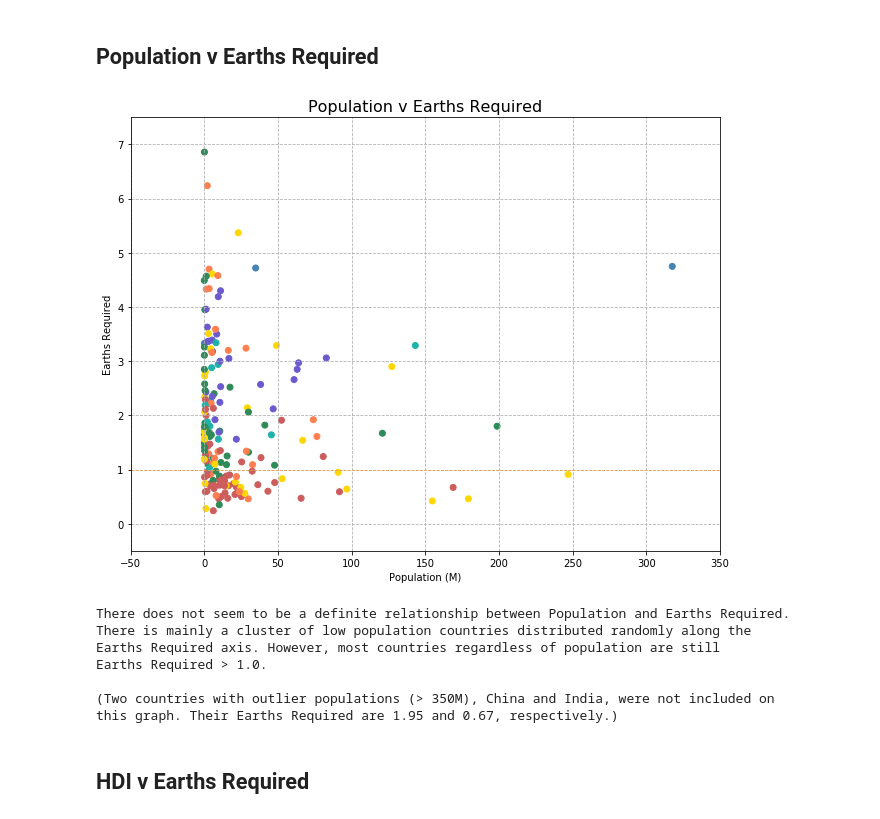
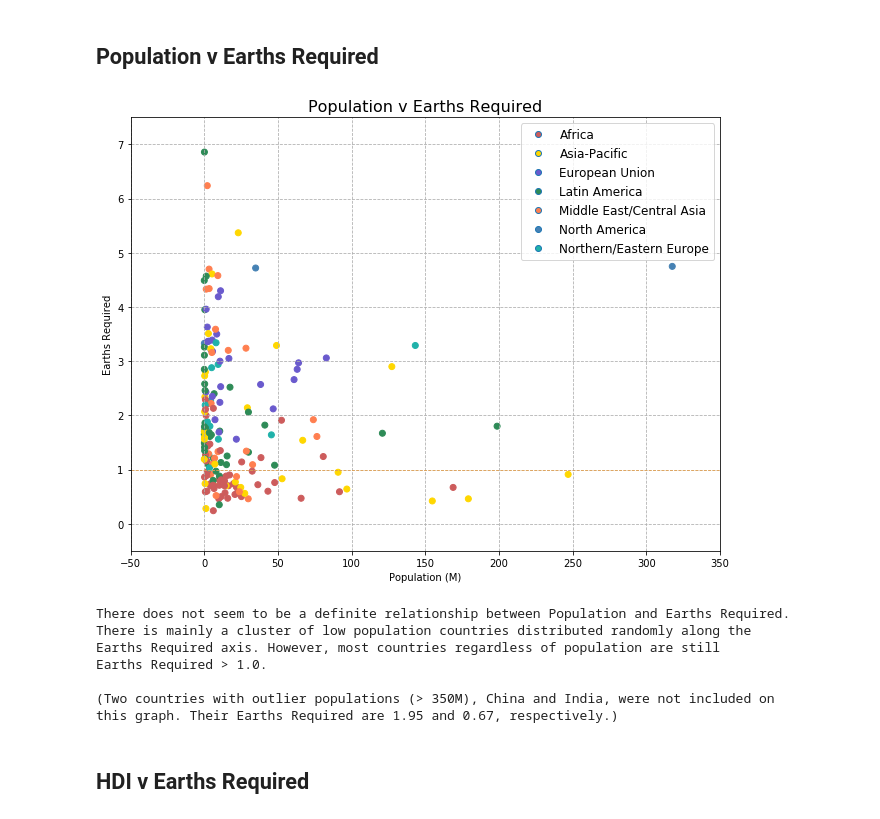
Before and after one commit to limbz-sami/Eco_footprint, a Jupyter notebook: eco_analysis.ipynb, the cells around one changed output. Saved outputs shown, nothing was run; the diff lists cells and outputs as text; code cells hidden in the pictures.

```diff
--- a/eco_analysis.ipynb
+++ b/eco_analysis.ipynb
@@ -50,6 +51,23 @@ def color_attribute(region):
         "North America": "steelblue",         #blue
         "Northern/Eastern Europe": "lightseagreen"} #teal
     return colors.get(region, "black")
+
+# defining colors and regions for legends
+colors = [ "indianred",
+        "gold",
+        "slateblue",
+        "seagreen",
+        "coral",
+        "steelblue",
+        "lightseagreen"]
+
+regions = ['Africa',
+           'Asia-Pacific',
+           'European Union',
+           'Latin America',
+           'Middle East/Central Asia',
+           'North America',
+           'Northern/Eastern Europe']
 # %%
 # Data lists
 population = eco_csv['Population (millions)']
@@ -65,34 +83,45 @@ for country in range(countries):
 fig, ax = plt.subplots(figsize=(9,7))
 plt.scatter(population, earths, color=color_region)
 plt.xlim(-50,350,50)
 plt.ylim(-0.5,7.5)
 plt.title('Population v Earths Required', fontsize=16)
 plt.xlabel('Population (M)')
 plt.ylabel('Earths Required')
 plt.grid(linestyle='--')
 plt.axhline(y=1.0, linewidth=0.8, linestyle = '--', color='darkorange', alpha=0.6)
 
+# Adding legend
+legendstyle = []
+for step in range(len(colors)):
+    legendstyle.append(mlines.Line2D([0], [0],
+                                    marker = 'o',
+                                    linestyle = 'none',
+                                    markerfacecolor = colors[step]))
+plt.legend(legendstyle, regions,
+          fontsize = 12,
+          loc = 'best')
+
 # Save and show the figure
 plt.tight_layout()
 img_path = os.path.join('Images', '1_population_earths.png')
 plt.savefig(img_path)
 plt.show()
 
 china_e = float(eco_csv.loc[eco_csv["Country"] == "China"]['Earths Required'])
 india_e = float(eco_csv.loc[eco_csv["Country"] == "India"]['Earths Required'])
 
 # Observations
 print(f'''
 There does not seem to be a definite relationship between Population and Earths Required.
 There is mainly a cluster of low population countries distributed randomly along the
 Earths Required axis. However, most countries regardless of population are still
 Earths Required > 1.0.
 
 (Two countries with outlier populations (> 350M), China and India, were not included on
 this graph. Their Earths Required are {china_e} and {india_e}, respectively.)
 ''')
 # %% [output]
-[figure, old version]
+[figure, new version]
 There does not seem to be a definite relationship between Population and Earths Required.
 There is mainly a cluster of low population countries distributed randomly along the
 Earths Required axis. However, most countries regardless of population are still
```
Also changed, not shown: parts of 9 cells of this notebook, 8 other files.
